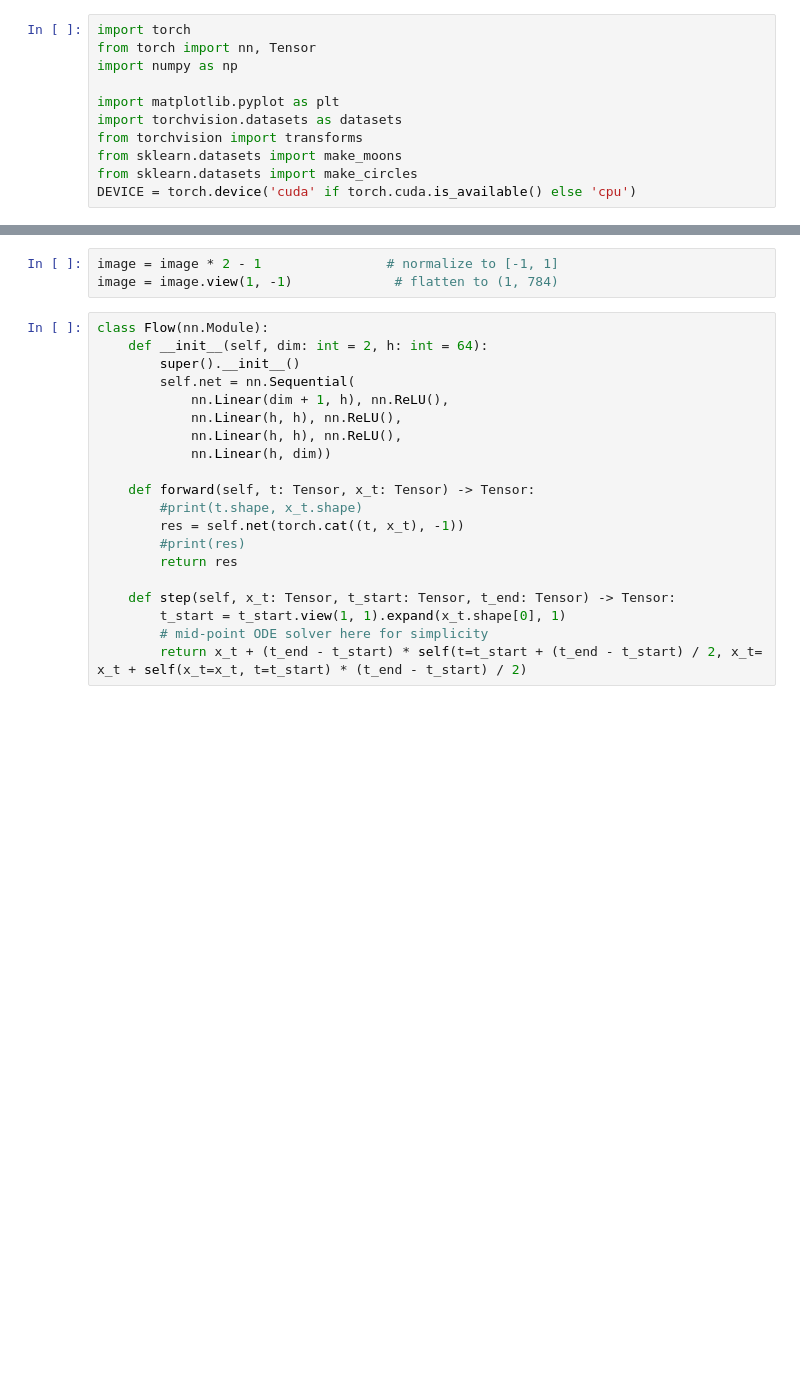
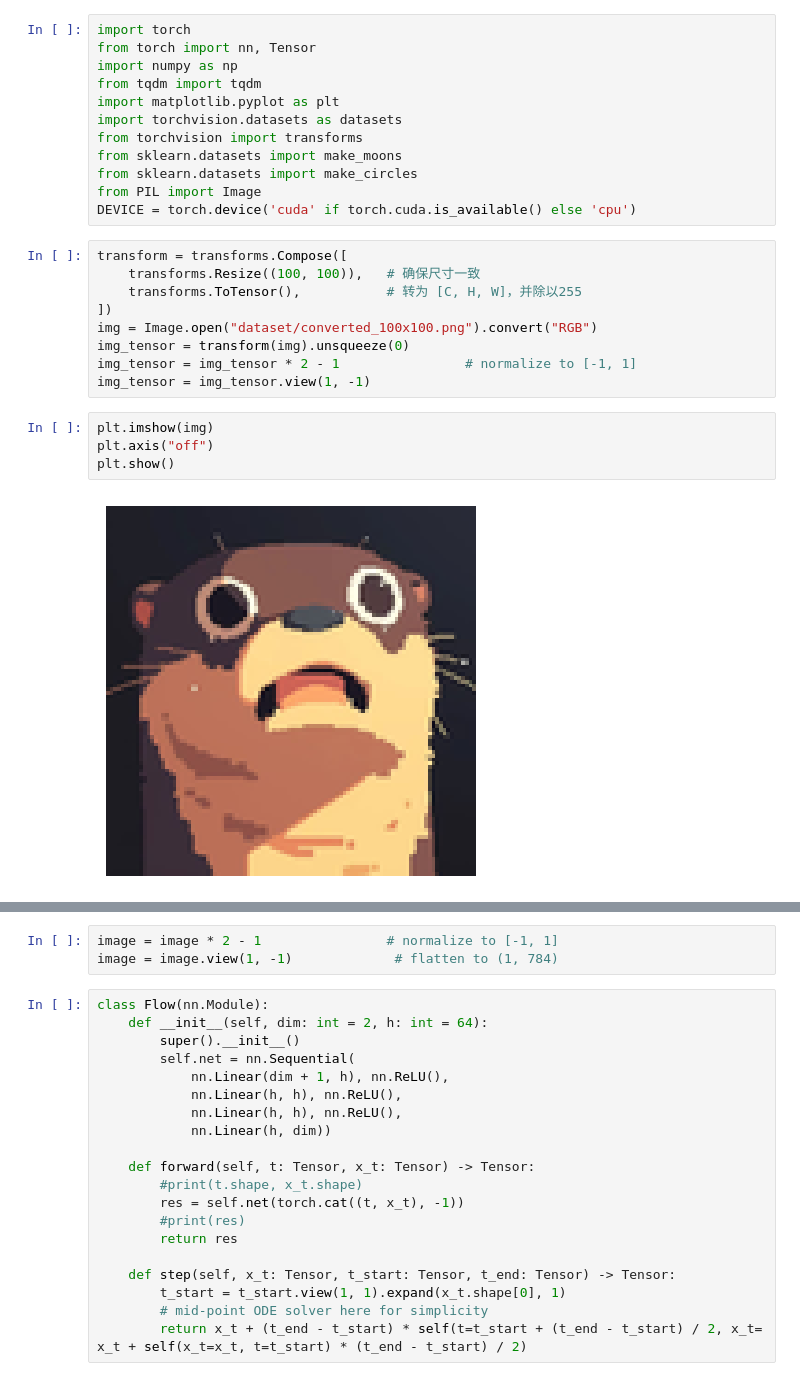
Before and after one commit to YifengRen61/Flow-Compressor, a Jupyter notebook: third_party/standalone_flow_matching.ipynb, the cells around one changed output, grey strips where cells are left out. Saved outputs shown, nothing was run; the diff lists cells and outputs as text; blank space fills up the shorter version.

```diff
--- a/third_party/standalone_flow_matching.ipynb
+++ b/third_party/standalone_flow_matching.ipynb
@@ -2,10 +2,26 @@
 import torch
 from torch import nn, Tensor
 import numpy as np
-
+from tqdm import tqdm
 import matplotlib.pyplot as plt
 import torchvision.datasets as datasets
 from torchvision import transforms
 from sklearn.datasets import make_moons
 from sklearn.datasets import make_circles
+from PIL import Image
 DEVICE = torch.device('cuda' if torch.cuda.is_available() else 'cpu')
+# %%
+transform = transforms.Compose([
+    transforms.Resize((100, 100)),   # 确保尺寸一致
+    transforms.ToTensor(),           # 转为 [C, H, W]，并除以255
+])
+img = Image.open("dataset/converted_100x100.png").convert("RGB")
+img_tensor = transform(img).unsqueeze(0)
+img_tensor = img_tensor * 2 - 1                # normalize to [-1, 1]
+img_tensor = img_tensor.view(1, -1)
+# %%
+plt.imshow(img)
+plt.axis("off")
+plt.show()
+# %% [output]
+[figure, added]
```
Also changed, not shown: parts of 9 cells of this notebook, 4 other files.
